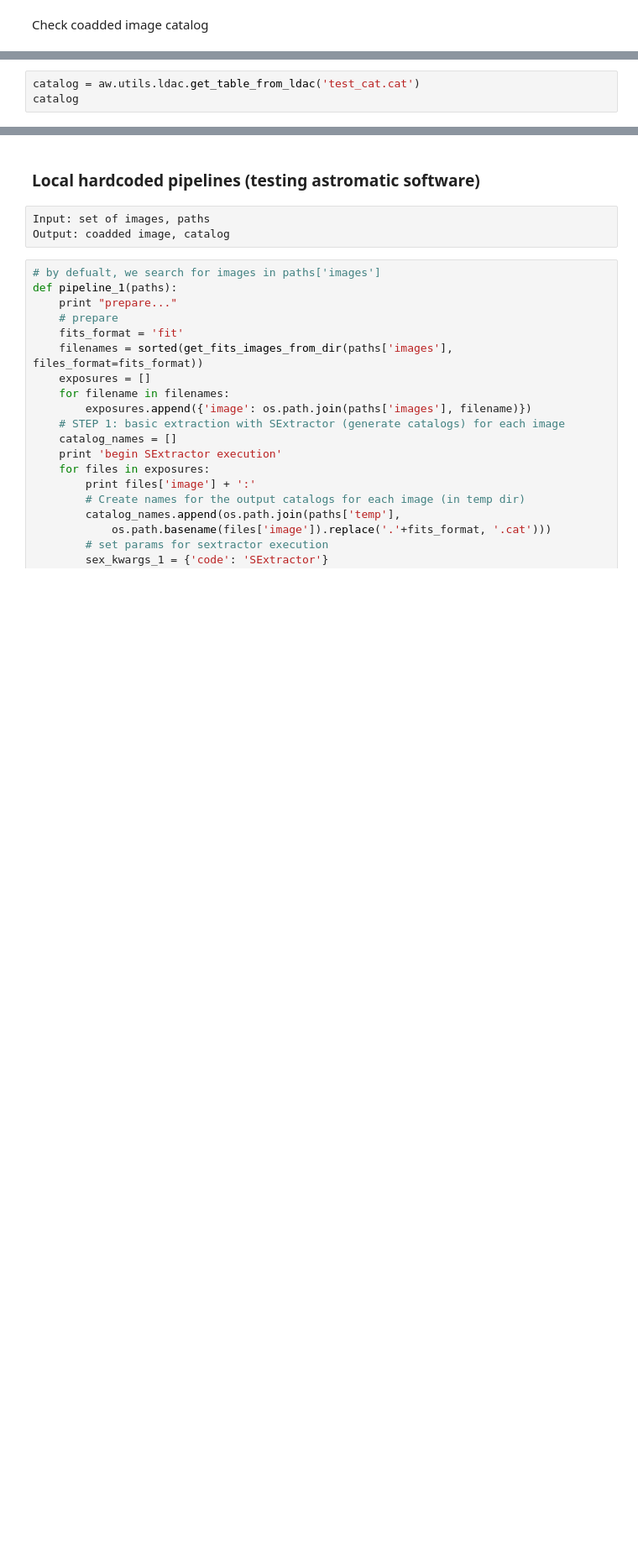
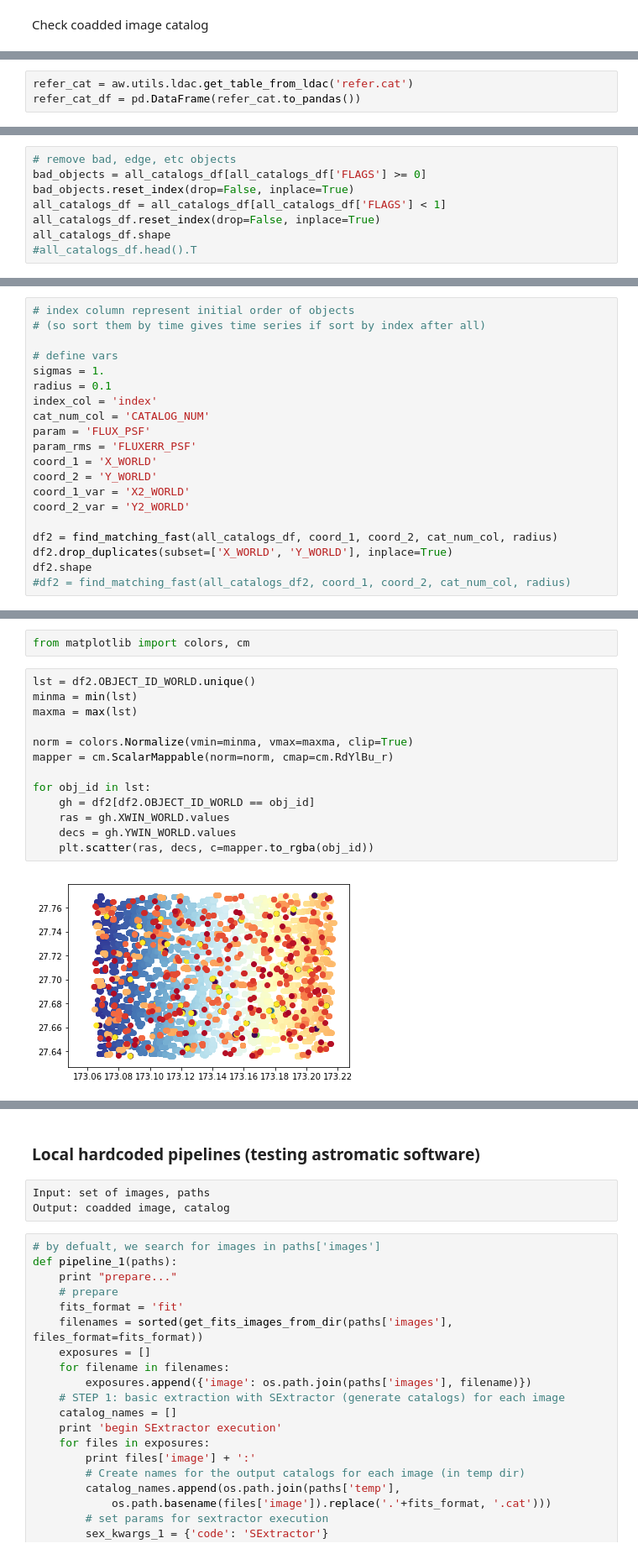
Before and after one commit to sergotail/spark_pipeline, a Jupyter notebook: spark_pipeline_test_1/test_pipeline.ipynb, the cells around one changed output, grey strips where cells are left out. Shown at 84% size. Drawn from its saved outputs; the diff is of its cells as text; blank space fills up the shorter version.

```diff
--- a/spark_pipeline_test_1/test_pipeline.ipynb
+++ b/spark_pipeline_test_1/test_pipeline.ipynb
@@ -835,3 +765,3 @@ Check coadded image catalog
 # %%
-catalog = aw.utils.ldac.get_table_from_ldac('test_cat.cat')
-catalog
+refer_cat = aw.utils.ldac.get_table_from_ldac('refer.cat')
+refer_cat_df = pd.DataFrame(refer_cat.to_pandas())
@@ -858,0 +818,8 @@ catalog
+# %%
+# remove bad, edge, etc objects
+bad_objects = all_catalogs_df[all_catalogs_df['FLAGS'] >= 0]
+bad_objects.reset_index(drop=False, inplace=True)
+all_catalogs_df = all_catalogs_df[all_catalogs_df['FLAGS'] < 1]
+all_catalogs_df.reset_index(drop=False, inplace=True)
+all_catalogs_df.shape
+#all_catalogs_df.head().T
@@ -858,0 +968,20 @@ catalog
+# %%
+# index column represent initial order of objects
+# (so sort them by time gives time series if sort by index after all)
+
+# define vars
+sigmas = 1.
+radius = 0.1
+index_col = 'index'
+cat_num_col = 'CATALOG_NUM'
+param = 'FLUX_PSF'
+param_rms = 'FLUXERR_PSF'
+coord_1 = 'X_WORLD'
+coord_2 = 'Y_WORLD'
+coord_1_var = 'X2_WORLD'
+coord_2_var = 'Y2_WORLD'
+
+df2 = find_matching_fast(all_catalogs_df, coord_1, coord_2, cat_num_col, radius)
+df2.drop_duplicates(subset=['X_WORLD', 'Y_WORLD'], inplace=True)
+df2.shape
+#df2 = find_matching_fast(all_catalogs_df2, coord_1, coord_2, cat_num_col, radius)
@@ -858,0 +996,17 @@ catalog
+# %%
+from matplotlib import colors, cm
+# %%
+lst = df2.OBJECT_ID_WORLD.unique()
+minma = min(lst)
+maxma = max(lst)
+
+norm = colors.Normalize(vmin=minma, vmax=maxma, clip=True)
+mapper = cm.ScalarMappable(norm=norm, cmap=cm.RdYlBu_r)
+
+for obj_id in lst:
+    gh = df2[df2.OBJECT_ID_WORLD == obj_id]
+    ras = gh.XWIN_WORLD.values
+    decs = gh.YWIN_WORLD.values
+    plt.scatter(ras, decs, c=mapper.to_rgba(obj_id))
+# %% [output]
+[figure, added]
```
Also changed, not shown: parts of 72 cells of this notebook, 4 other files.
